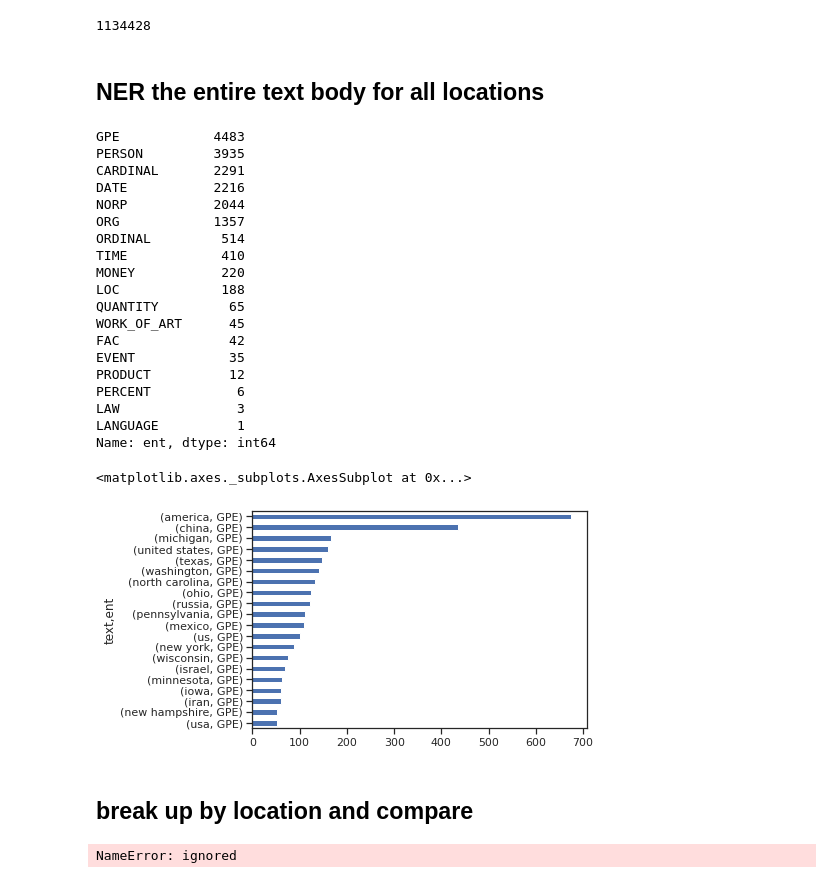
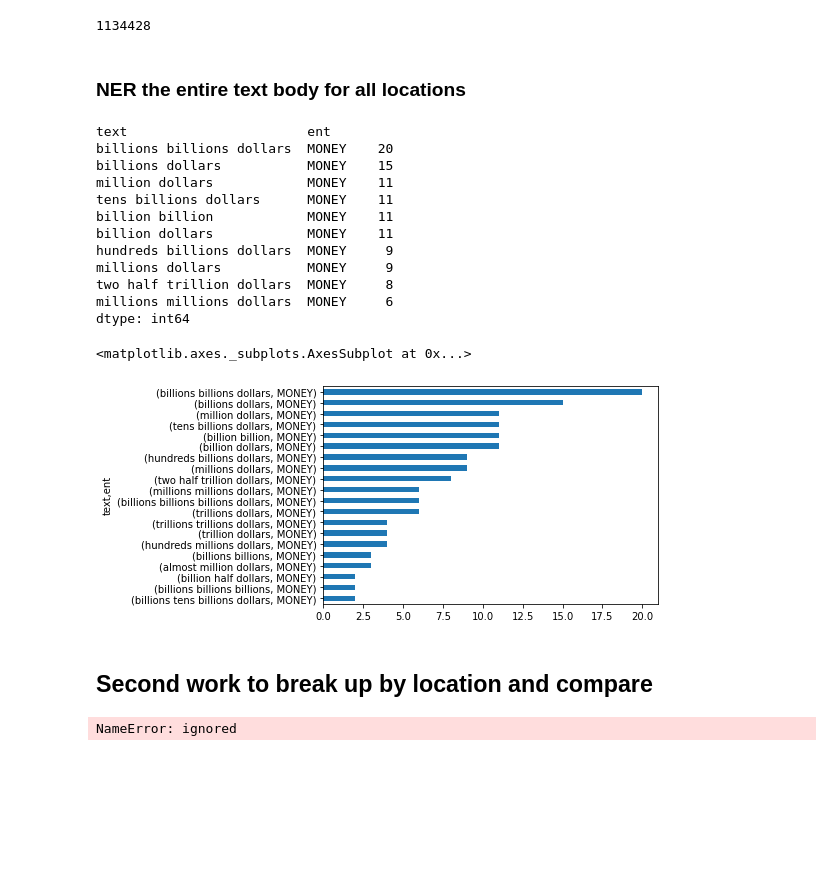
Before and after one commit to anjaleeDS/TrumpSpeak, a Jupyter notebook: spacy_ner_trump.ipynb, the cells around one changed output. Cells and saved outputs as stored; diff of their text form; code cells hidden in the pictures; blank space fills up the shorter version.

```diff
--- a/spacy_ner_trump.ipynb
+++ b/spacy_ner_trump.ipynb
@@ -125,7 +125,7 @@ len(ft)
 # %% [output]
 1134428
 # %% [markdown]
-## NER the entire text body for all locations
+### NER the entire text body for all locations
 # %%
 nlp_l = spacy.load('en_core_web_lg')
 nlp_l.max_length = 1500000 #or whatever value > 1000000, as long as you don't run out of RAM
@@ -147,39 +147,52 @@ entities['ent'] = list_ent
 # %%
 # vc_entities = pd.DataFrame(data=entities.value_counts(), columns=['text','ent','count'])
 
-entities.ent.value_counts()
+# entities.ent.value_counts()
 # len(entities.text)
-# entities[entities.ent =='GPE'].value_counts()
+entities[entities.ent =='MONEY'].value_counts().head(10)
+
+# GPE            4483
+# PERSON         3935
+# CARDINAL       2291
+# DATE           2216
+# NORP           2044
+# ORG            1357
+# ORDINAL         514
+# TIME            410
+# MONEY           220
+# LOC             188
+# QUANTITY         65
+# WORK_OF_ART      45
+# FAC              42
+# EVENT            35
+# PRODUCT          12
+# PERCENT           6
+# LAW               3
+# LANGUAGE          1
 # %% [output]
-GPE            4483
-PERSON         3935
-CARDINAL       2291
-DATE           2216
-NORP           2044
-ORG            1357
-ORDINAL         514
-TIME            410
-MONEY           220
-LOC             188
-QUANTITY         65
-WORK_OF_ART      45
-FAC              42
-EVENT            35
-PRODUCT          12
-PERCENT           6
-LAW               3
-LANGUAGE          1
-Name: ent, dtype: int64
+text                       ent
+billions billions dollars  MONEY    20
+billions dollars           MONEY    15
+million dollars            MONEY    11
+tens billions dollars      MONEY    11
+billion billion            MONEY    11
+billion dollars            MONEY    11
+hundreds billions dollars  MONEY     9
+millions dollars           MONEY     9
+two half trillion dollars  MONEY     8
+millions millions dollars  MONEY     6
+dtype: int64
 # %%
 import seaborn as sns
 
-entities[entities.ent =='GPE'].value_counts().head(20).sort_values().plot(kind = 'barh')
-# entities.text.value_counts().head(15)
+entities[entities.ent =='MONEY'].value_counts().head(20).sort_values().plot(kind = 'barh')
+# my_set = {"PERSON", "NORP", "ORG", "MONEY"}
+# entities[entities.ent in my_set].value_counts().head(30).sort_values().plot(kind = 'barh')
 # %% [output]
 <matplotlib.axes._subplots.AxesSubplot at 0x...>
-[figure, old version]
+[figure, new version]
 # %% [markdown]
-## break up by location and compare
+## Second work to break up by location and compare
 # %%
 # GET DATA FROM FILES
 
```
Also changed, not shown: parts of 3 cells of this notebook.
